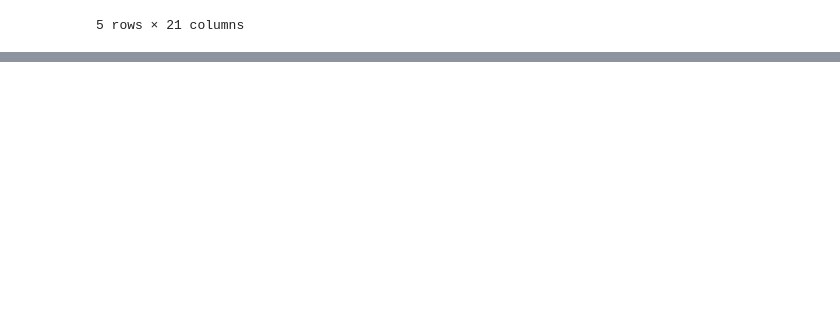
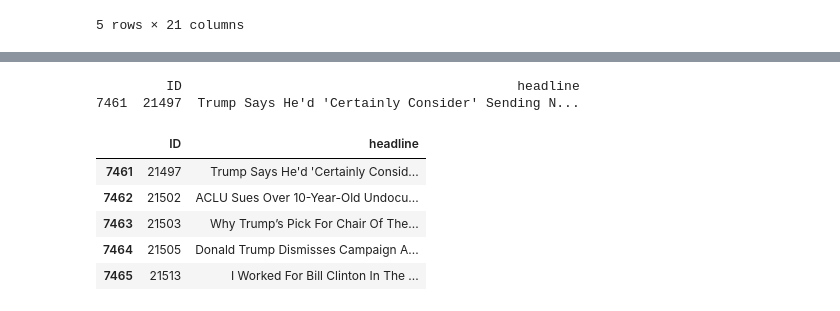
Before and after one commit to SSGrasland/DSFinal, a Jupyter notebook: DSFinal.ipynb, the cells around one changed output, grey strips where cells are left out. Saved outputs shown, nothing was run; the diff lists cells and outputs as text; code cells hidden in the pictures; blank space fills up the shorter version.

```diff
--- a/DSFinal.ipynb
+++ b/DSFinal.ipynb
@@ -307,0 +344,3 @@ df.to_csv('Horror.csv', index=False)
+# %%
+# Create a DataFrame from the Series
+us_news_short_desc = pd.DataFrame({"headline": us_news_short_desc})
@@ -307,0 +369,6 @@ df.to_csv('Horror.csv', index=False)
+# %%
+# Reset the index and move it to a column
+headline = headline.reset_index()
+
+# Rename the column to "ID"
+headline = headline.rename(columns={'index': 'ID'})
@@ -307,0 +386,6 @@ df.to_csv('Horror.csv', index=False)
+# %%
+result = headline.loc[headline['ID'] == 21497]
+print(result)
+# %% [output]
+         ID                                           headline
+7461  21497  Trump Says He'd 'Certainly Consider' Sending N...
@@ -307,0 +395,9 @@ df.to_csv('Horror.csv', index=False)
+# %%
+headline.head()
+# %% [output]
+|  | ID | headline |
+| 7461 | 21497 | Trump Says He'd 'Certainly Consid... |
+| 7462 | 21502 | ACLU Sues Over 10-Year-Old Undocu... |
+| 7463 | 21503 | Why Trump’s Pick For Chair Of The... |
+| 7464 | 21505 | Donald Trump Dismisses Campaign A... |
+| 7465 | 21513 | I Worked For Bill Clinton In The ... |
```
Also changed, not shown: parts of 15 cells of this notebook, 23 other files.
